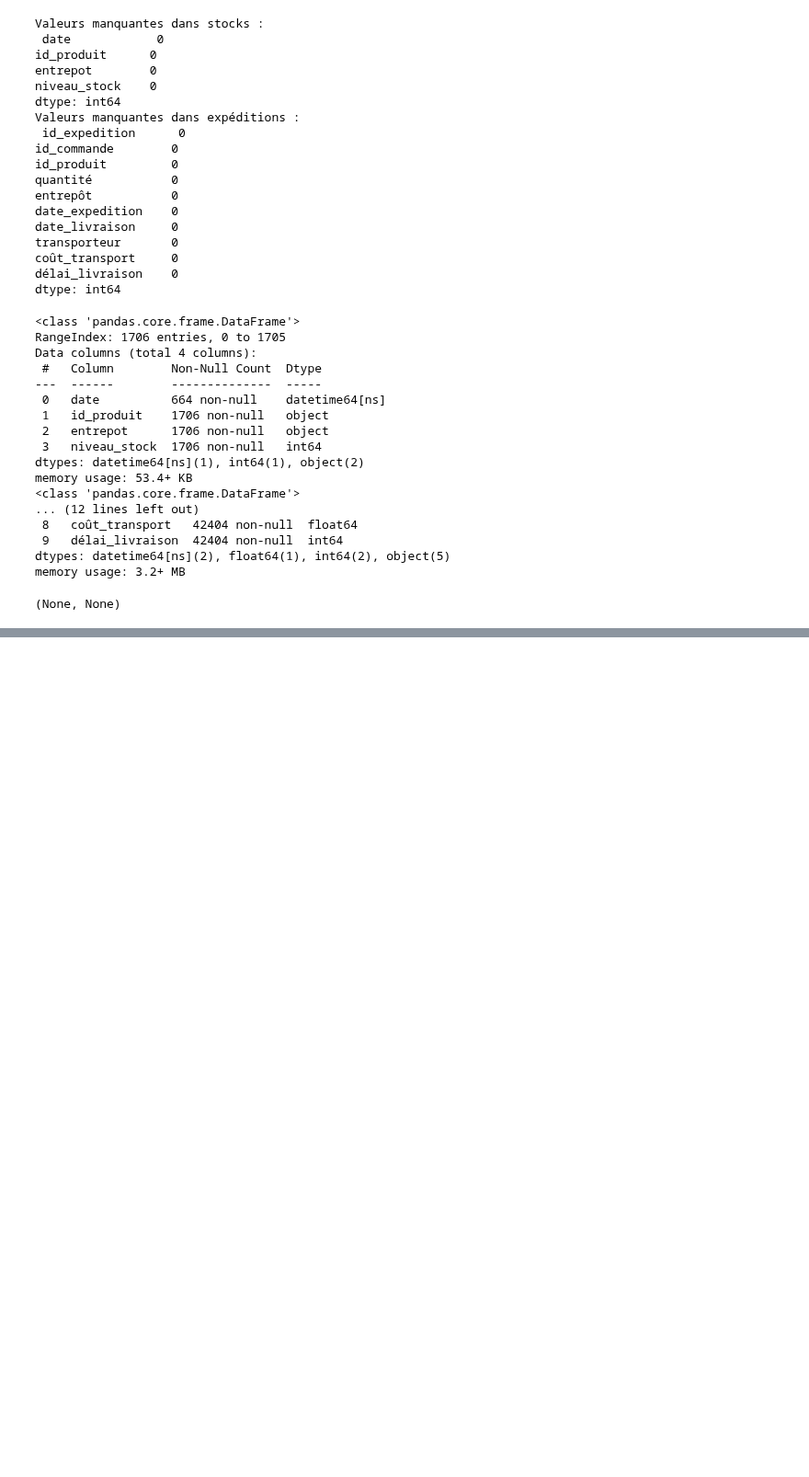
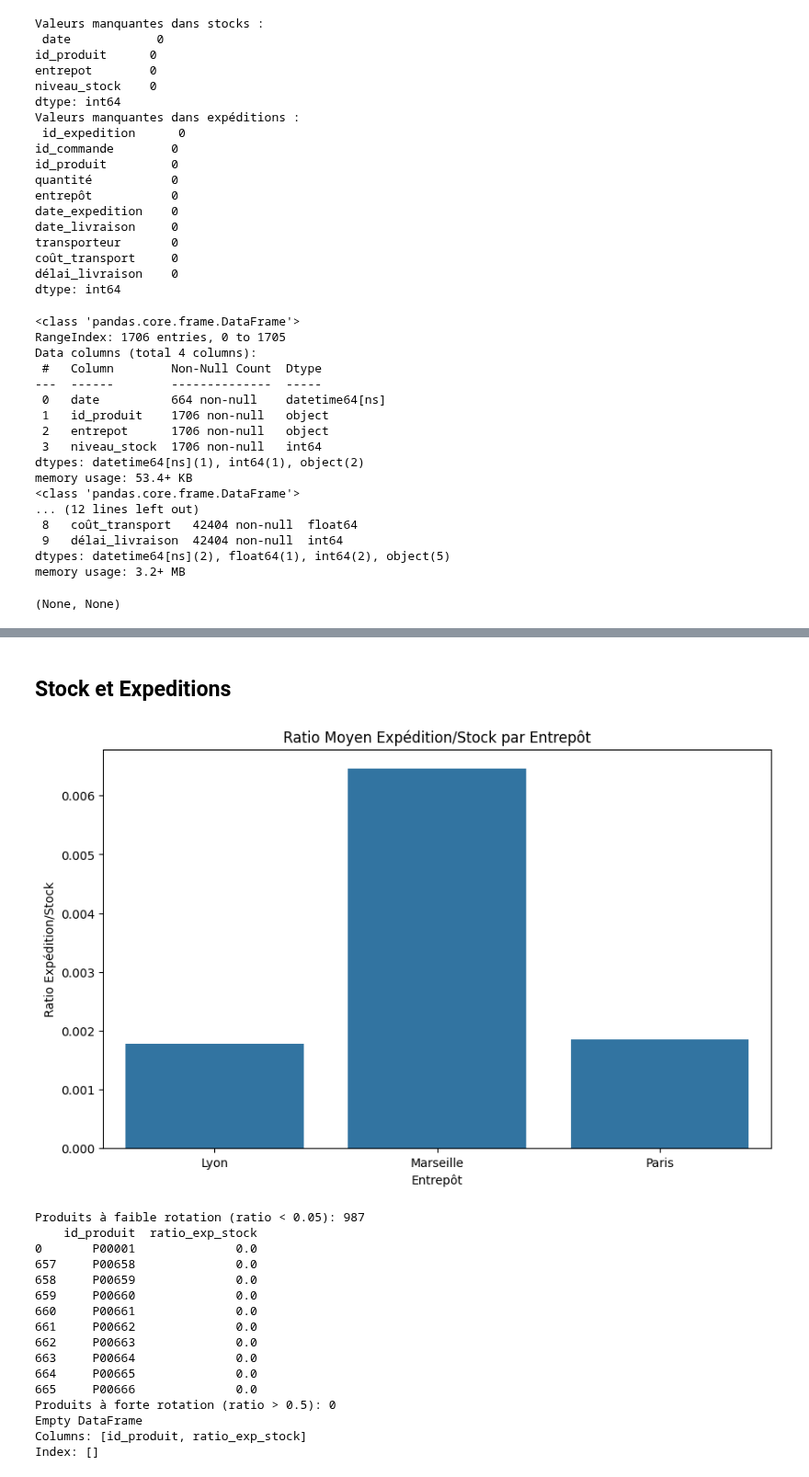
Before and after one commit to Fanaingamampiandra/Projet_Supply_chain, a Jupyter notebook: code/analyse_expeditions.ipynb, the cells around one changed output, grey strips where cells are left out. Shown at 92% size. Cells and saved outputs as stored; diff of their text form; code cells hidden in the pictures; blank space fills up the shorter version.

```diff
--- a/code/analyse_expeditions.ipynb
+++ b/code/analyse_expeditions.ipynb
@@ -100,0 +232,52 @@ merged_df = pd.merge(stocks_df, exped_df, on='id_produit', how='left')
+# %% [markdown]
+## Stock et Expeditions
+# %%
+# Création d'un dataframe des expéditions quotidiennes
+expeditions_daily = expeditions_df.groupby(['date_expedition', 'id_produit', 'entrepôt'])['quantité'].sum().reset_index()
+expeditions_daily = expeditions_daily.rename(columns={'date_expedition': 'date', 'entrepôt': 'entrepot'})
+
+# Jointure avec les données de stock
+stock_exp_df = pd.merge(stocks_df, expeditions_daily, on=['date', 'id_produit', 'entrepot'], how='left')
+stock_exp_df['quantité'] = stock_exp_df['quantité'].fillna(0)
+
+# Calcul du ratio d'expédition par rapport au stock
+stock_exp_df['ratio_exp_stock'] = stock_exp_df['quantité'] / stock_exp_df['niveau_stock']
+stock_exp_df['ratio_exp_stock'] = stock_exp_df['ratio_exp_stock'].replace([np.inf, -np.inf], np.nan).fillna(0)
+
+# Analyse du ratio moyen par entrepôt
+ratio_entrepot = stock_exp_df.groupby('entrepot')['ratio_exp_stock'].mean().reset_index()
+plt.figure(figsize=(10, 6))
+sns.barplot(x='entrepot', y='ratio_exp_stock', data=ratio_entrepot)
+plt.title('Ratio Moyen Expédition/Stock par Entrepôt')
+plt.xlabel('Entrepôt')
+plt.ylabel('Ratio Expédition/Stock')
+plt.show()
+
+# Identification des produits à faible rotation (ratio < 0.05)
+rotation_produits = stock_exp_df.groupby('id_produit')['ratio_exp_stock'].mean().reset_index()
+low_rotation = rotation_produits[rotation_produits['ratio_exp_stock'] < 0.05].sort_values('ratio_exp_stock')
+print(f"Produits à faible rotation (ratio < 0.05): {len(low_rotation)}")
+print(low_rotation.head(10))
+
+# Identification des produits à forte rotation (ratio > 0.5)
+high_rotation = rotation_produits[rotation_produits['ratio_exp_stock'] > 0.5].sort_values('ratio_exp_stock', ascending=False)
+print(f"Produits à forte rotation (ratio > 0.5): {len(high_rotation)}")
+print(high_rotation.head(10))
+# %% [output]
+[figure, added]
+Produits à faible rotation (ratio < 0.05): 987
+    id_produit  ratio_exp_stock
+0       P00001              0.0
+657     P00658              0.0
+658     P00659              0.0
+659     P00660              0.0
+660     P00661              0.0
+661     P00662              0.0
+662     P00663              0.0
+663     P00664              0.0
+664     P00665              0.0
+665     P00666              0.0
+Produits à forte rotation (ratio > 0.5): 0
+Empty DataFrame
+Columns: [id_produit, ratio_exp_stock]
+Index: []
```
Also changed, not shown: parts of 5 cells of this notebook.
